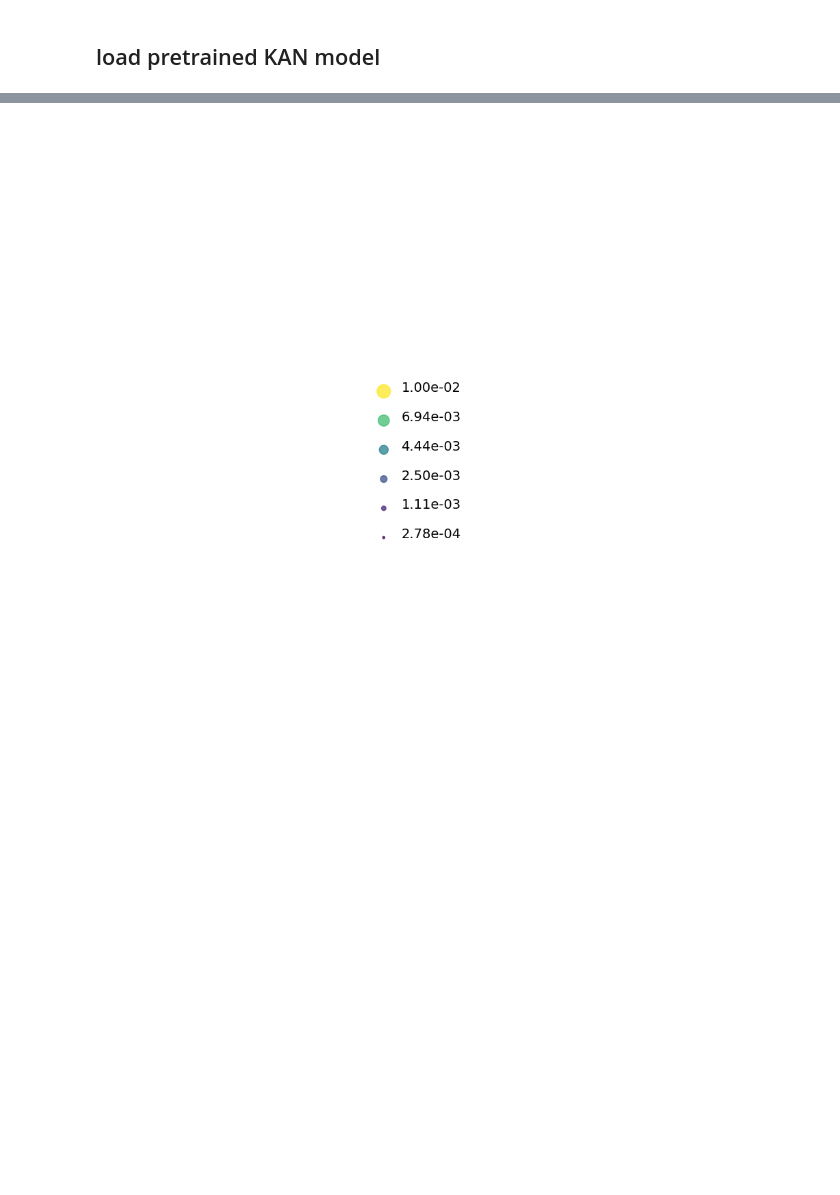
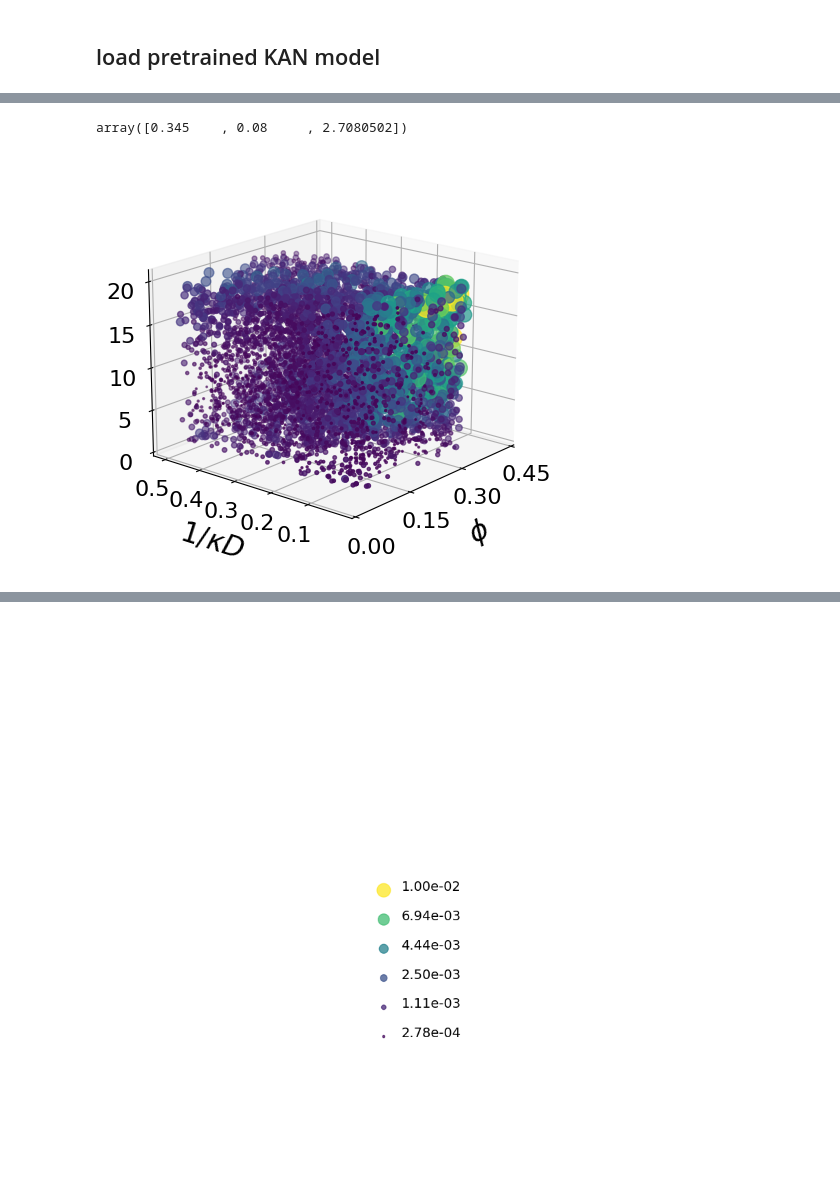
Before and after one commit to ch-tung/SQ_KAN, a Jupyter notebook: benchmark_KAN.ipynb, the cells around one changed output, grey strips where cells are left out. Drawn from its saved outputs; the diff is of its cells as text; code cells hidden in the pictures; blank space fills up the shorter version.

```diff
--- a/benchmark_KAN.ipynb
+++ b/benchmark_KAN.ipynb
@@ -310,0 +245,42 @@ plt.show()
+# %%
+index_max = np.argmax(err_grid)
+params_max = parameters_grid[index_max]
+params_max
+# %% [output]
+array([0.345    , 0.08     , 2.7080502])
+# %%
+index_rand = (x_train[:,0]<=0.345)*(np.exp(x_train[:,2])<=20)
+sq_GT_rand = y_train[index_rand,:]
+sq_KAN_rand = []
+
+Q_test = np.linspace(1.2,20,95)
+for x in tqdm(x_train[index_rand,:]):
+    # x[2] = np.log(x[2])
+    x = x.reshape(1,3)
+    sq_KAN = f_SQ_KAN(model_KAN, to_torch_device(x, device=device), Q_test).detach().cpu().numpy().reshape(95)
+    sq_KAN_rand.append(sq_KAN)
+sq_KAN_rand = np.array(sq_KAN_rand)
+# %%
+err_rand = np.array([err_L2((sq_GT_rand[i]),(sq_KAN_rand[i])) for i in range(x_train[index_rand,:].shape[0])])
+fig = plt.figure(figsize=(6,5))
+ax = fig.add_subplot(projection='3d')
+# ax.view_init(elev=30, azim=64)
+ax.view_init(elev=18, azim=-140)
+ax.scatter(x_train[index_rand,0],x_train[index_rand,1],np.exp(x_train[index_rand,2]),
+           s=err_rand*2e4, c=err_rand, vmin=0, vmax=0.01,
+           marker='o')
+
+ax.set_xlabel(r'$\phi$',fontsize=20)
+ax.set_ylabel(r'$1/\kappa D$',fontsize=20)
+ax.set_zlabel(r'$AD$',fontsize=20)
+ax.set_xticks([0.0,0.15,0.3,0.45])
+ax.set_yticks([0.1,0.2,0.3,0.4,0.5])
+ax.set_zticks([0,5,10,15,20])
+ax.tick_params(axis='both', which='major', labelsize=16)
+plt.tight_layout(pad=3.5)
+ax.xaxis.labelpad = 10
+ax.yaxis.labelpad = 10
+ax.zaxis.labelpad = 10
+plt.show()
+# %% [output]
+[figure, added]
```
Also changed, not shown: parts of 23 cells of this notebook, 6 other files.
